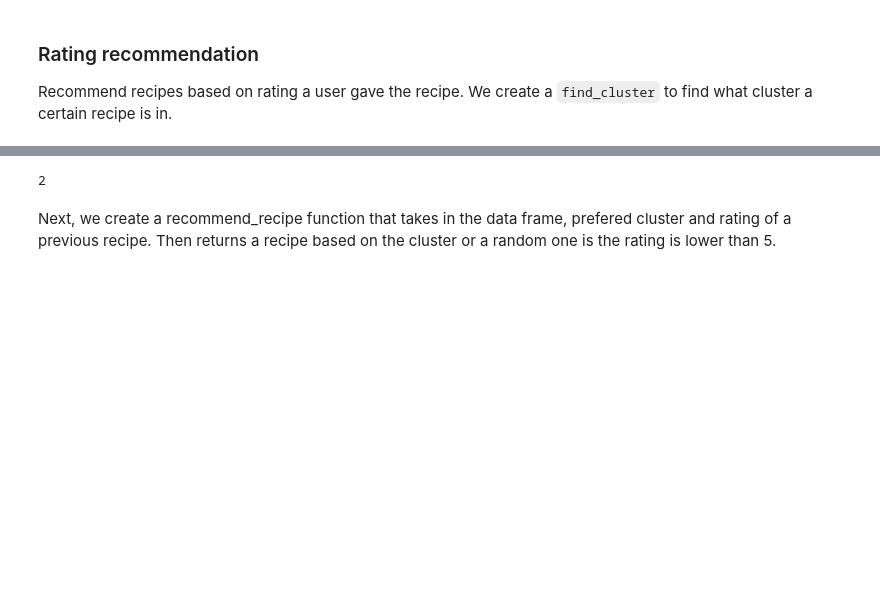
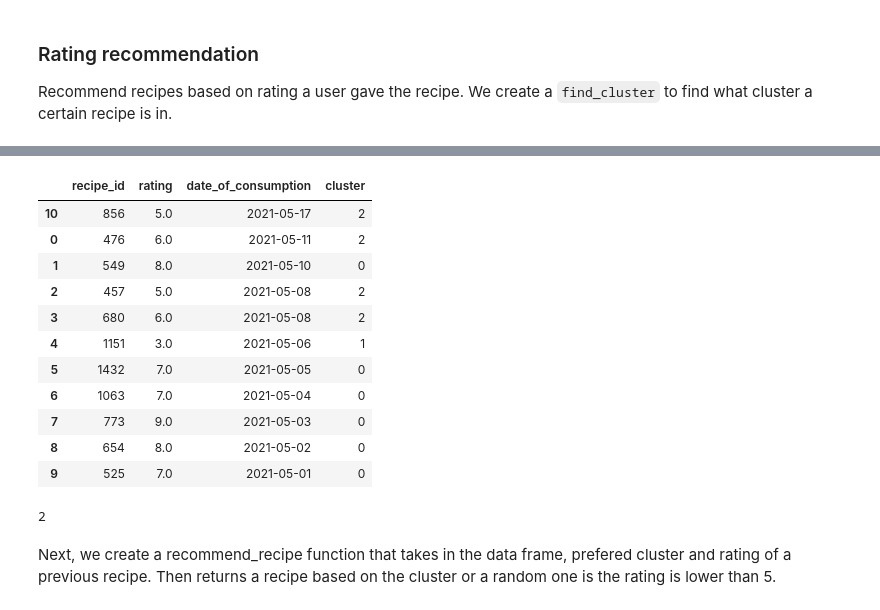
Before and after one commit to jellehuibregtse/recipe-recommendation-system, a Jupyter notebook: cookbook_ml.ipynb, the cells around one changed output, grey strips where cells are left out. Cells and saved outputs as stored; diff of their text form; code cells hidden in the pictures; blank space fills up the shorter version.

```diff
--- a/cookbook_ml.ipynb
+++ b/cookbook_ml.ipynb
@@ -286,2 +298,20 @@ Recommend recipes based on rating a user gave the recipe. We create a `find_clus
+# %%
+kmeans = KMeans(n_clusters=3)
+kmeans.fit(df_user_recipe[['rating']])
+df_user_recipe['cluster'] = kmeans.labels_
+df_user_recipe
+# %% [output]
+|  | recipe_id | rating | date_of_consumption | cluster |
+| 10 | 856 | 5.0 | 2021-05-17 | 2 |
+| 0 | 476 | 6.0 | 2021-05-11 | 2 |
+| 1 | 549 | 8.0 | 2021-05-10 | 0 |
+| 2 | 457 | 5.0 | 2021-05-08 | 2 |
+| 3 | 680 | 6.0 | 2021-05-08 | 2 |
+| 4 | 1151 | 3.0 | 2021-05-06 | 1 |
+| 5 | 1432 | 7.0 | 2021-05-05 | 0 |
+| 6 | 1063 | 7.0 | 2021-05-04 | 0 |
+| 7 | 773 | 9.0 | 2021-05-03 | 0 |
+| 8 | 654 | 8.0 | 2021-05-02 | 0 |
+| 9 | 525 | 7.0 | 2021-05-01 | 0 |
 # %%
 def find_cluster(recipe_id):
```
Also changed, not shown: parts of 9 cells of this notebook.
